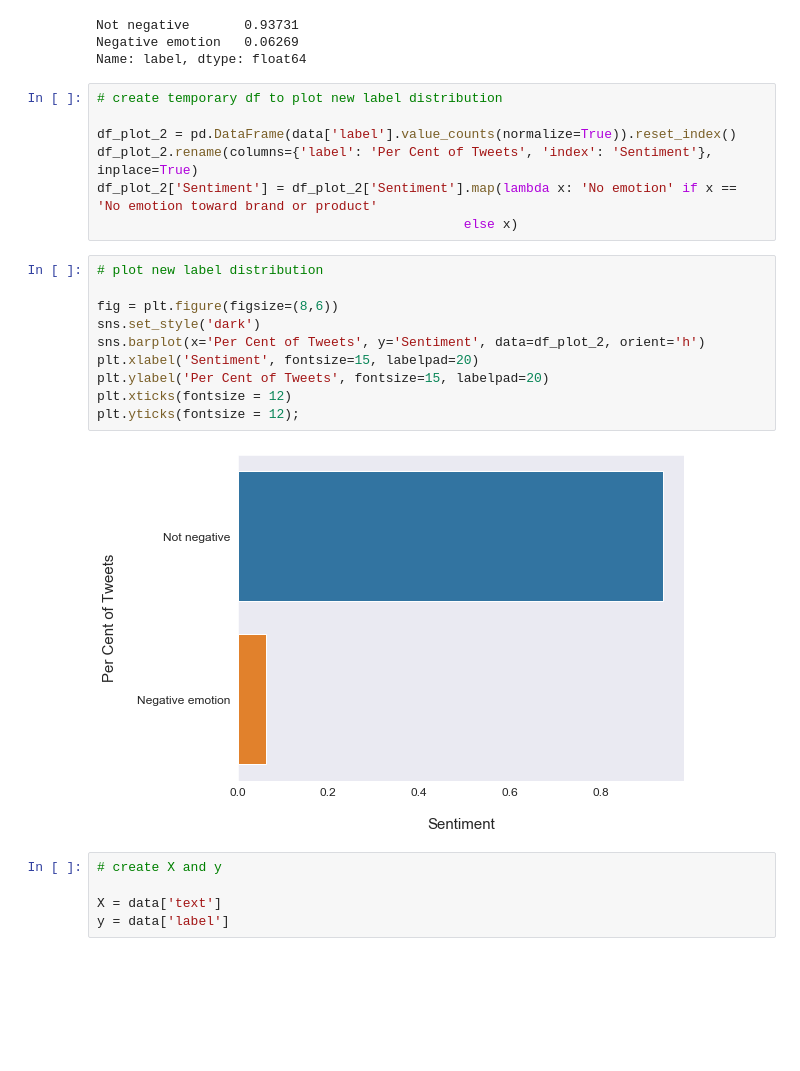
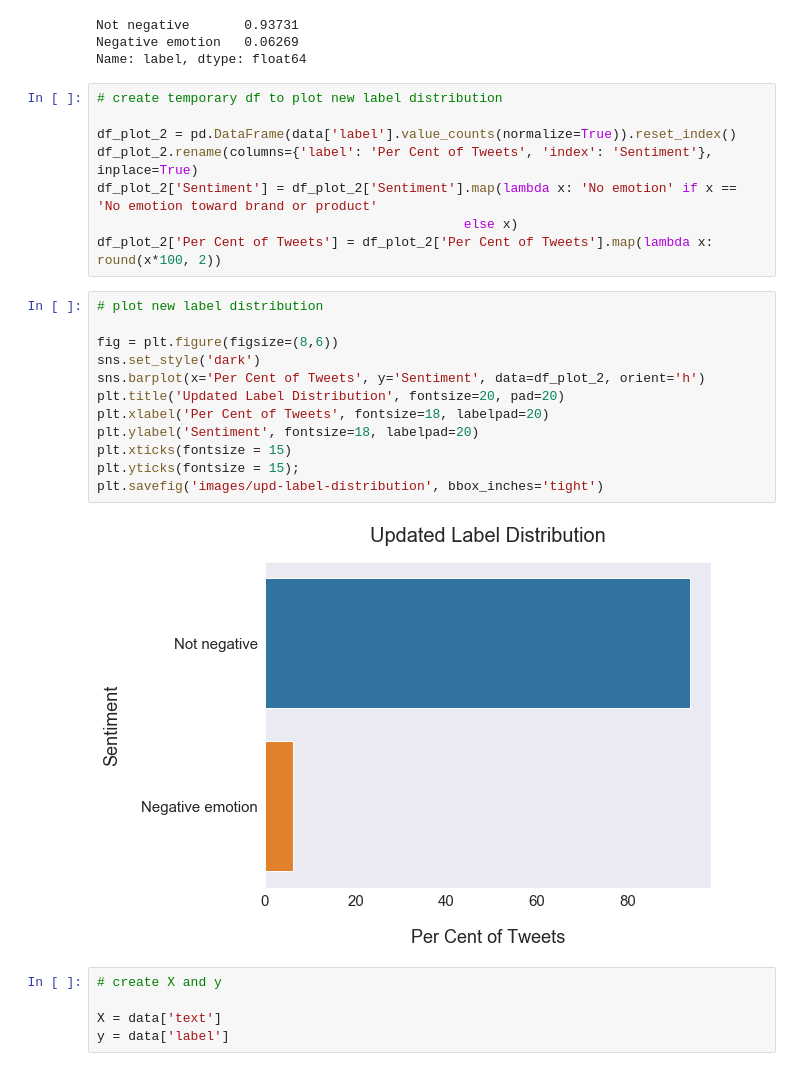
Before and after one commit to lilisbeit/Twitter-Sentiment-Analysis, a Jupyter notebook: negative-tweets-final.ipynb, the cells around one changed output. Cells and saved outputs as stored; diff of their text form; blank space fills up the shorter version.

```diff
--- a/negative-tweets-final.ipynb
+++ b/negative-tweets-final.ipynb
@@ -165,18 +183,21 @@ df_plot_2 = pd.DataFrame(data['label'].value_counts(normalize=True)).reset_index
 df_plot_2.rename(columns={'label': 'Per Cent of Tweets', 'index': 'Sentiment'}, inplace=True)
 df_plot_2['Sentiment'] = df_plot_2['Sentiment'].map(lambda x: 'No emotion' if x == 'No emotion toward brand or product'
                                                else x)
+df_plot_2['Per Cent of Tweets'] = df_plot_2['Per Cent of Tweets'].map(lambda x: round(x*100, 2))
 # %%
 # plot new label distribution
 
 fig = plt.figure(figsize=(8,6))
 sns.set_style('dark')
 sns.barplot(x='Per Cent of Tweets', y='Sentiment', data=df_plot_2, orient='h')
-plt.xlabel('Sentiment', fontsize=15, labelpad=20)
-plt.ylabel('Per Cent of Tweets', fontsize=15, labelpad=20)
-plt.xticks(fontsize = 12)
-plt.yticks(fontsize = 12);
+plt.title('Updated Label Distribution', fontsize=20, pad=20)
+plt.xlabel('Per Cent of Tweets', fontsize=18, labelpad=20)
+plt.ylabel('Sentiment', fontsize=18, labelpad=20)
+plt.xticks(fontsize = 15)
+plt.yticks(fontsize = 15);
+plt.savefig('images/upd-label-distribution', bbox_inches='tight')
 # %% [output]
-[figure, old version]
+[figure, new version]
 # %%
 # create X and y
 
```
Also changed, not shown: parts of 44 cells of this notebook, 10 other files.
